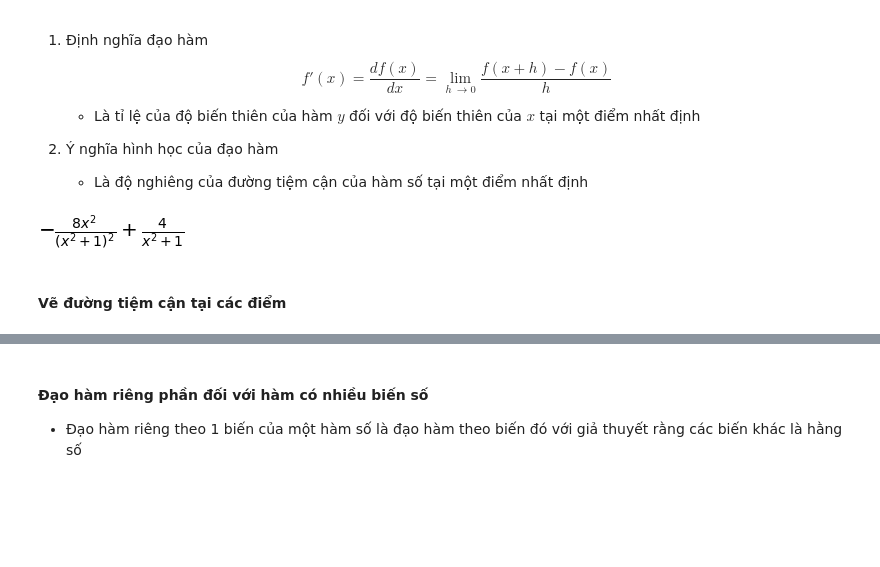
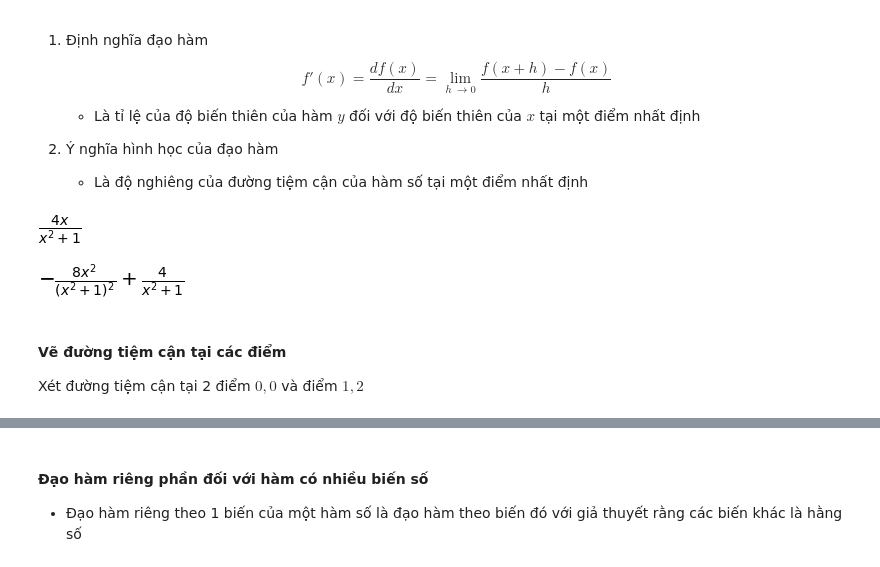
Before and after one commit to anhlt/vjai_present, a Jupyter notebook: 27_1_Present.ipynb, the cells around one changed output, grey strips where cells are left out. Cells and saved outputs as stored; diff of their text form; code cells hidden in the pictures; blank space fills up the shorter version.

```diff
--- a/27_1_Present.ipynb
+++ b/27_1_Present.ipynb
@@ -30,16 +34,21 @@ init_printing()
 # %%
 from sympy import symbols, diff, sin, plot
 
 x, y = symbols('x y', real=True)
 y = (4*x) / (x**2 + 1)
-
-# find the derivative of y
-dy = diff(y, x)
-dy
+y
 # %% [output]
-[figure, old version]
+[figure, new version]
+# %%
+# find the derivative of y
+dy = diff(y, x)
+dy
+# %% [output]
+[figure, added]
 # %% [markdown]
 #### Vẽ đường tiệm cận tại các điểm
+
+Xét đường tiệm cận tại 2 điểm $ 0,0 $ và điểm $ 1,2 $
 # %%
  # find y coordinate of x at 0
 p0 = y.subs(x, 0)
```
Also changed, not shown: parts of 27 cells of this notebook, 33 other files.
